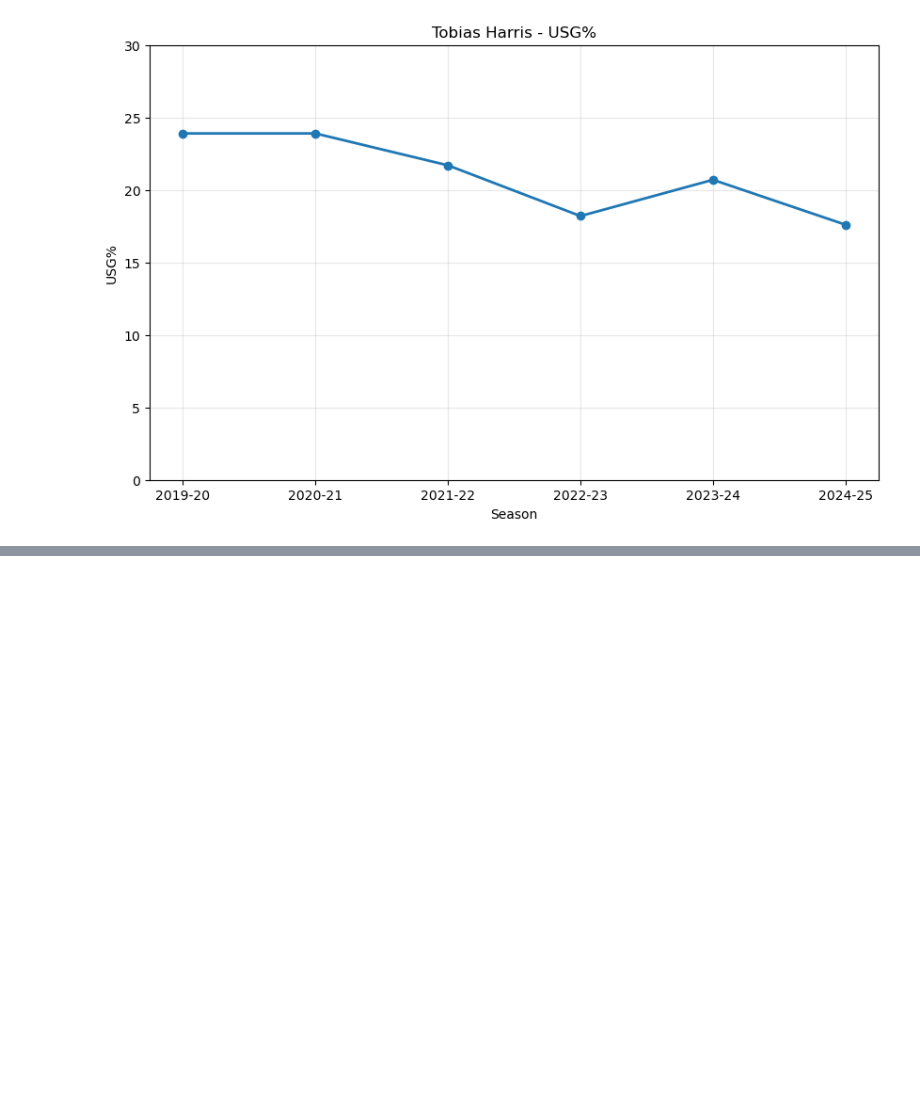
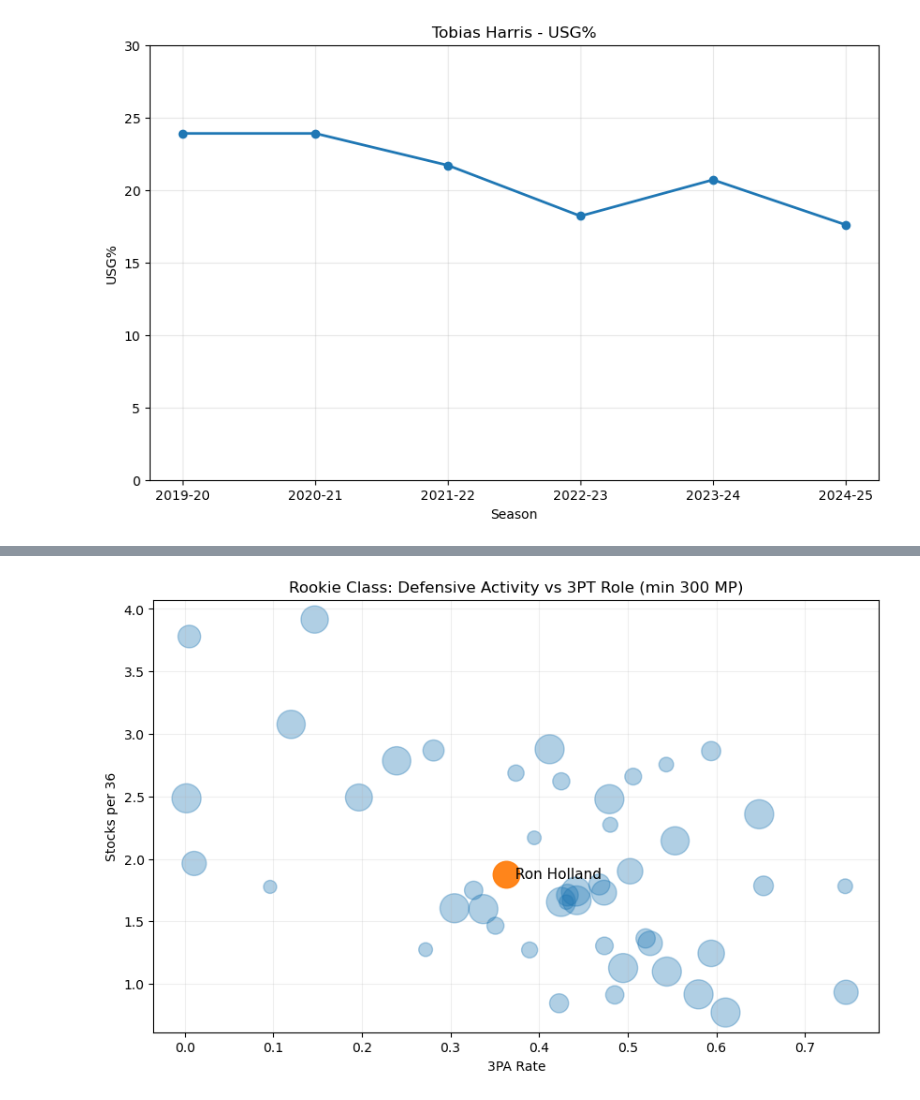
Before and after one commit to thejjserg/basketball-analytics, a Jupyter notebook: Projects/Final-Project.ipynb, the cells around one changed output, grey strips where cells are left out. Drawn from its saved outputs; the diff is of its cells as text; code cells hidden in the pictures; blank space fills up the shorter version.

Commit message:
Complete Holland

```diff
--- a/Projects/Final-Project.ipynb
+++ b/Projects/Final-Project.ipynb
@@ -466,0 +508,99 @@ plot_player_trend(
+# %%
+import numpy as np
+import pandas as pd
+import matplotlib.pyplot as plt
+import os
+
+# Read Rookie Data
+df = pd.read_excel("NBA-2024-25-Rookies.xlsx")
+
+def rookie_holland_scatter(
+    rookies: pd.DataFrame,
+    player_name: str = "Ron Holland",
+    min_mp: int = 200,                 # filter out tiny samples
+    filename: str | None = None,       # e.g., "rookie_holland_scatter.png"
+    charts_folder: str = "Charts"
+):
+    data = rookies.copy()
+
+    # --- Ensure numeric types ---
+    numeric_cols = [
+        "MP_Total", "FGA_Total", "3PA_Total", "STL_Total", "BLK_Total",
+        "FTA_Total", "PTS_Total", "AST_Total", "TOV_Total"
+    ]
+    for col in numeric_cols:
+        if col in data.columns:
+            data[col] = pd.to_numeric(data[col], errors="coerce")
+
+    # --- Filter for meaningful sample ---
+    if "MP_Total" not in data.columns:
+        raise ValueError("Missing required column: 'MP_Total'")
+    data = data[data["MP_Total"] >= min_mp].dropna(subset=["MP_Total", "FGA_Total"])
+
+    # --- Derived metrics from totals ---
+    data["3PAr"] = np.where(data["FGA_Total"] > 0, data["3PA_Total"] / data["FGA_Total"], np.nan)
+    data["Stocks_per_36"] = np.where(
+        data["MP_Total"] > 0,
+        (data["STL_Total"] + data["BLK_Total"]) / data["MP_Total"] * 36,
+        np.nan
+    )
+
+    # Optional extras (kept here for later use)
+    data["TS%"] = np.where(
+        (data["FGA_Total"] + 0.44 * data["FTA_Total"]) > 0,
+        data["PTS_Total"] / (2 * (data["FGA_Total"] + 0.44 * data["FTA_Total"])),
+        np.nan
+    )
+    data["AST_TOV"] = np.where(data["TOV_Total"] > 0, data["AST_Total"] / data["TOV_Total"], np.nan)
+
+    # --- Identify target player ---
+    if "Player" not in data.columns:
+        raise ValueError("Missing required column: 'Player'")
+
+    is_target = data["Player"].astype(str).str.strip().eq(player_name)
+
+    # --- Plot ---
+    plt.figure(figsize=(10, 6))
+
+    # Everyone else
+    plt.scatter(
+        data.loc[~is_target, "3PAr"],
+        data.loc[~is_target, "Stocks_per_36"],
+        s=np.clip(data.loc[~is_target, "MP_Total"] / 3, 20, 500),
+        alpha=0.35
+    )
+
+    # Target player highlight
+    if is_target.any():
+        plt.scatter(
+            data.loc[is_target, "3PAr"],
+            data.loc[is_target, "Stocks_per_36"],
+            s=np.clip(data.loc[is_target, "MP_Total"] / 3, 120, 900),
+            alpha=0.95
+        )
+        x = data.loc[is_target, "3PAr"].iloc[0]
+        y = data.loc[is_target, "Stocks_per_36"].iloc[0]
+        plt.text(x, y, f"  {player_name}", va="center", fontsize=11)
+
+    plt.title(f"Rookie Class: Defensive Activity vs 3PT Role (min {min_mp} MP)")
+    plt.xlabel("3PA Rate")
+    plt.ylabel("Stocks per 36")
+    plt.grid(True, alpha=0.2)
+
+    # --- Save to Charts folder if filename provided ---
+    if filename:
+        os.makedirs(charts_folder, exist_ok=True)
+        out_path = os.path.join(charts_folder, filename)
+        plt.savefig(out_path, dpi=200, bbox_inches="tight")
+        print(f"Saved chart to: {out_path}")
+
+    plt.show()
+
+# Test run
+rookie_holland_scatter(
+    df,
+    player_name="Ron Holland",
+    min_mp=300,
+    filename="rookie_holland_scatter.png"
+)
+# %% [output]
@@ -466,0 +608 @@ plot_player_trend(
+[figure, added]
```
Also changed, not shown: parts of 2 cells of this notebook, 6 other files.
